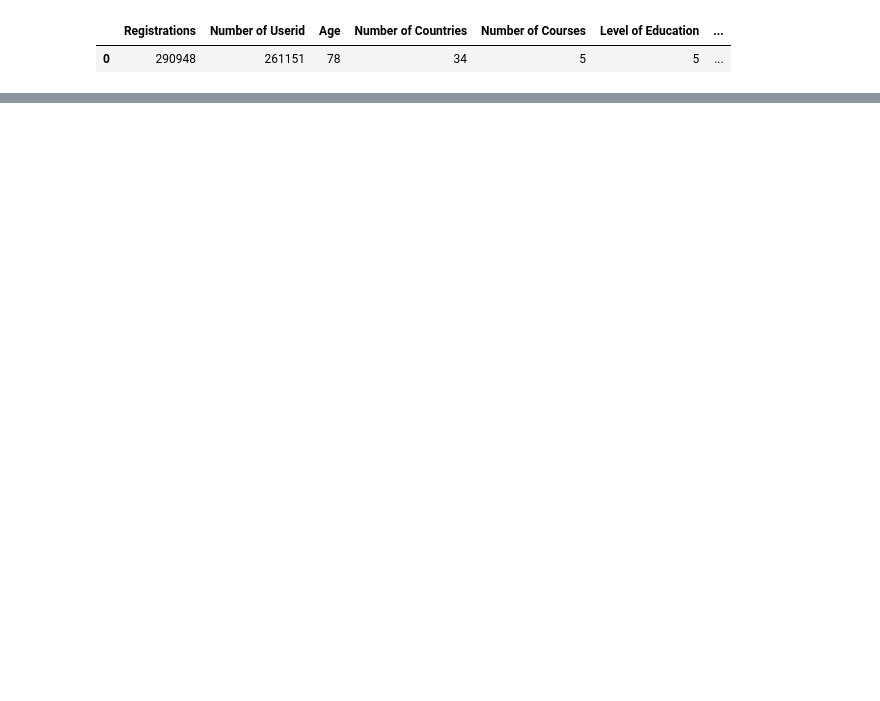
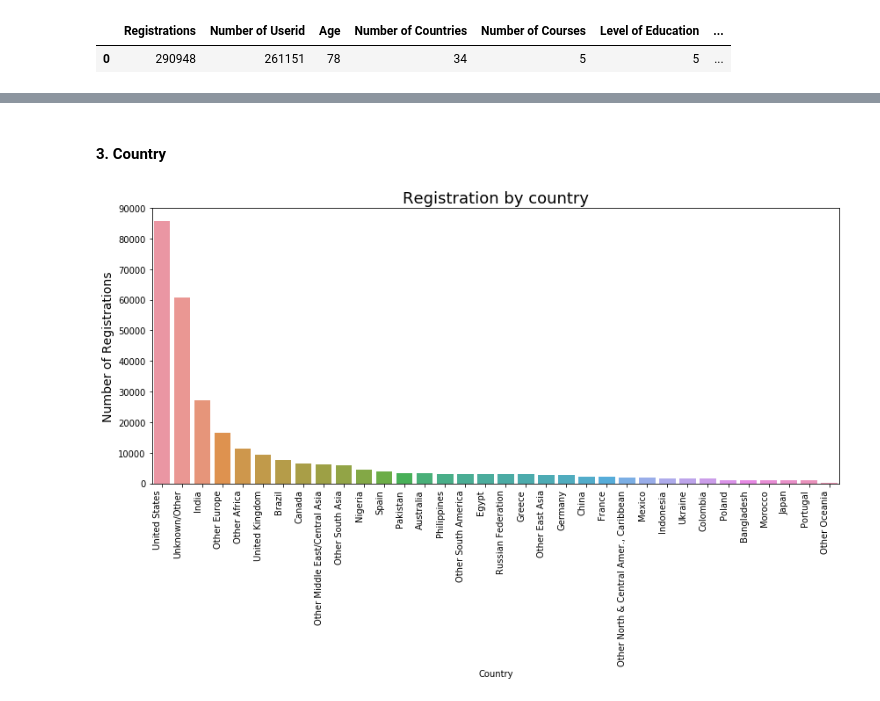
Before and after one commit to Deborahaina/Predicting-why-MOOCs-fail, a Jupyter notebook: DATS 6103 - Individual Project 3 - Deborah Aina.ipynb, the cells around one changed output, grey strips where cells are left out. Drawn from its saved outputs; the diff is of its cells as text; code cells hidden in the pictures; blank space fills up the shorter version.

```diff
--- a/DATS 6103 - Individual Project 3 - Deborah Aina.ipynb
+++ b/DATS 6103 - Individual Project 3 - Deborah Aina.ipynb
@@ -495,0 +252,20 @@ plt.show()
+# %% [markdown]
+#### 3. Country
+# %%
+#Course registrations by country
+df = mooc_data[['Course_title','Registered','Certified','Education','Country']]
+
+country = df['Country'].value_counts().reset_index()
+country.columns=['Country','Number of registrations']
+
+#Plot this data
+fig, ax = plt.subplots(figsize=(12,8))
+p1 = sns.barplot(x='Country',y='Number of registrations', data=country)
+p1.set_title('Registration by country',fontsize=18)
+p1.set_ylabel('Number of Registrations', fontsize=14)
+p1.set_xticklabels(p1.get_xticklabels(), rotation=90, horizontalalignment='right')
+plt.tight_layout()
+
+plt.savefig('css/Registration_country.jpeg')
+# %% [output]
+[figure, added]
```
Also changed, not shown: parts of 67 cells of this notebook, 20 other files.
